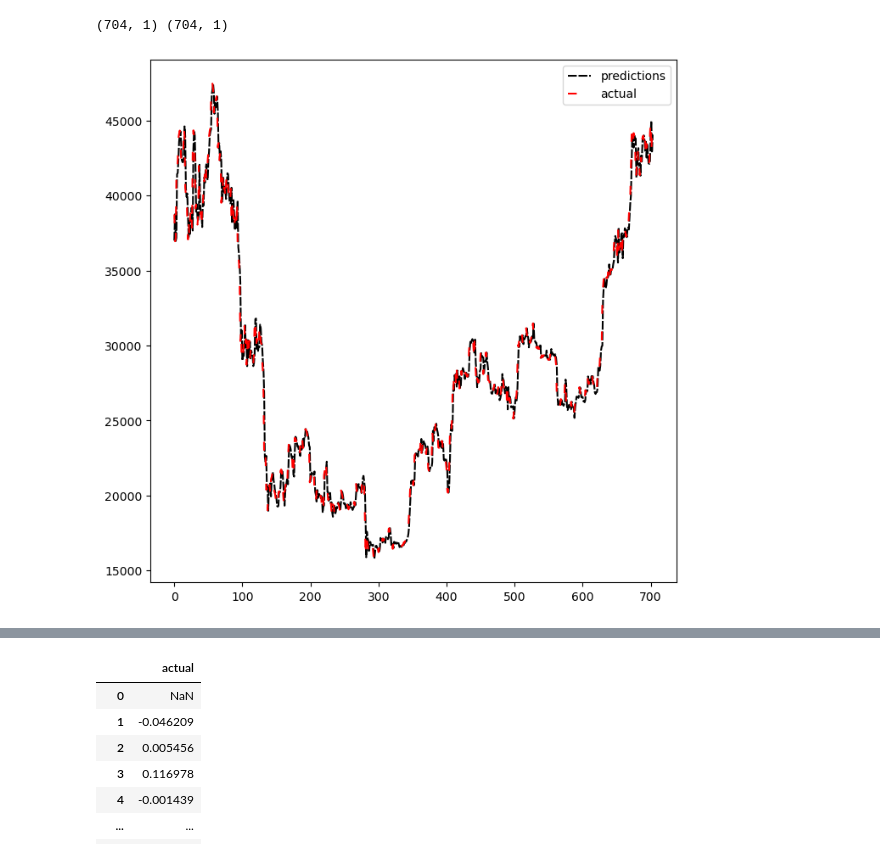
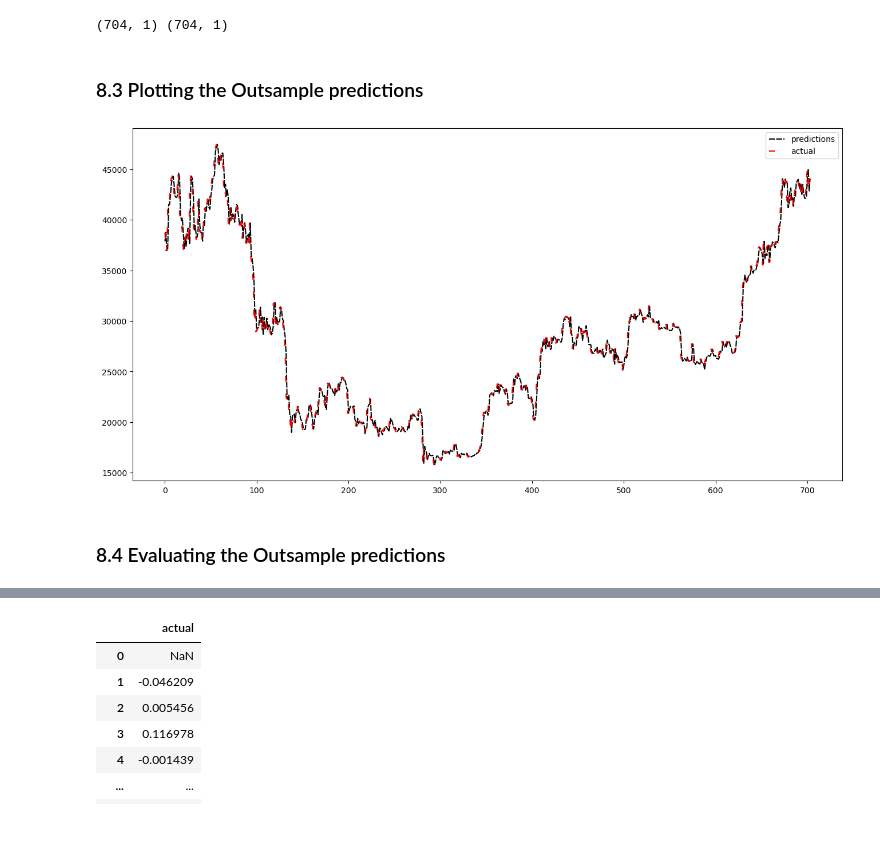
Before and after one commit to AvaterClasher/crypto, a Jupyter notebook: arima.ipynb, the cells around one changed output, grey strips where cells are left out. Saved outputs shown, nothing was run; the diff lists cells and outputs as text; code cells hidden in the pictures; blank space fills up the shorter version.

```diff
--- a/arima.ipynb
+++ b/arima.ipynb
@@ -56,0 +135,10 @@ data['next'] = data['close'].shift(-1)
+# %%
+# Calculate the Relative Strength Index (RSI)
+rsi_window = 14
+delta = data['close'].diff()
+gain = delta.where(delta > 0, 0)
+loss = -delta.where(delta < 0, 0)
+avg_gain = gain.rolling(window=rsi_window).mean()
+avg_loss = loss.rolling(window=rsi_window).mean()
+rs = avg_gain / avg_loss
+data['RSI'] = 100 - (100 / (1 + rs))
@@ -56,0 +154,6 @@ data['next'] = data['close'].shift(-1)
+# %%
+# Calculate True Range (TR)
+data['HL'] = data['high'] - data['low']
+data['HC'] = abs(data['high'] - data['close'].shift(1))
+data['LC'] = abs(data['low'] - data['close'].shift(1))
+data['TR'] = data[['HL', 'HC', 'LC']].max(axis=1)
@@ -78,0 +248,3 @@ Checking Autocorrelation for Time Series Analysis
+# %%
+# Drop rows with missing values from the DataFrame
+data = data.dropna()
@@ -78,0 +360,3 @@ Checking Autocorrelation for Time Series Analysis
+# %%
+# Drop redundant columns from the DataFrame
+data = data.drop(columns=['datetime', 'ShortEMA', 'LongEMA'])
@@ -359,13 +716,17 @@ outsample_df = pd.DataFrame(outsample_test_data, columns = ['close'])
 print(outsample_df.shape , predictions_df.shape)
 # %% [output]
 (704, 1) (704, 1)
+# %% [markdown]
+### 8.3 Plotting the Outsample predictions
 # %%
-
-plt.figure(figsize = (8,8))
+# Plotting the outsamples predictions
+plt.figure(figsize = (16,8))
 plt.plot(predictions_df['predictions'], label = "predictions",linestyle = (0,(5,1)), color = "black")
 plt.plot(outsample_df['close'], label = "actual",linestyle = (0,(5,10)),color ="red")
 plt.legend()
 plt.show()
 # %% [output]
-[figure, old version]
+[figure, new version]
+# %% [markdown]
+### 8.4 Evaluating the Outsample predictions
 # %%
```
Also changed, not shown: parts of 87 cells of this notebook.
